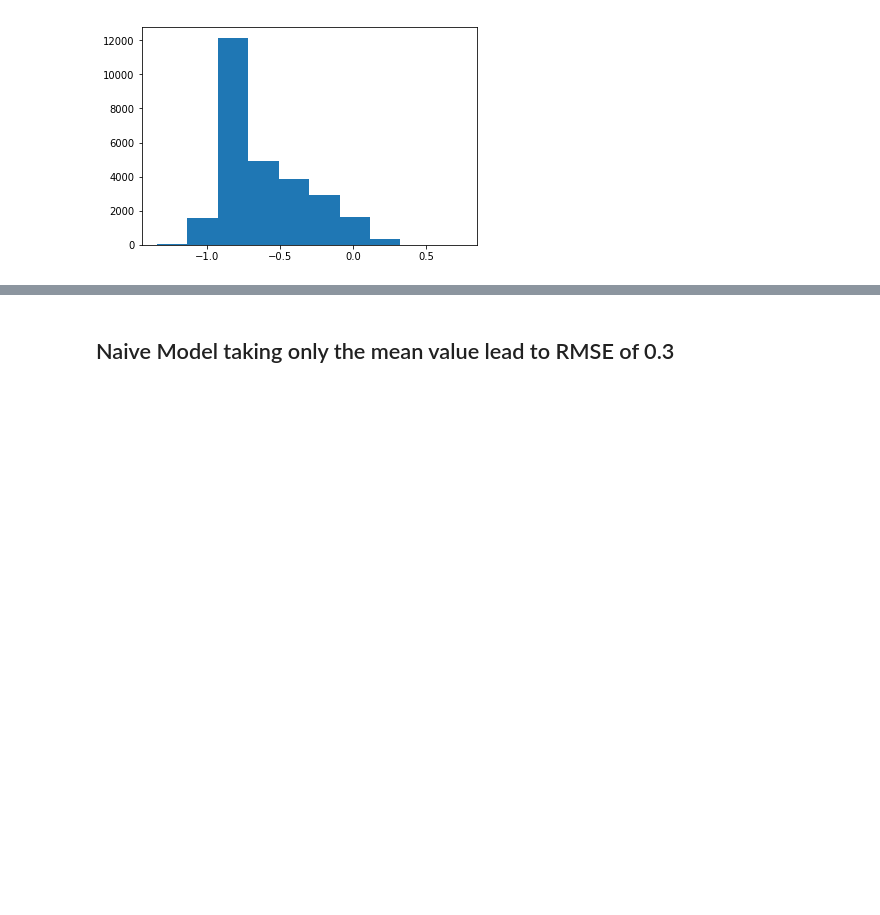
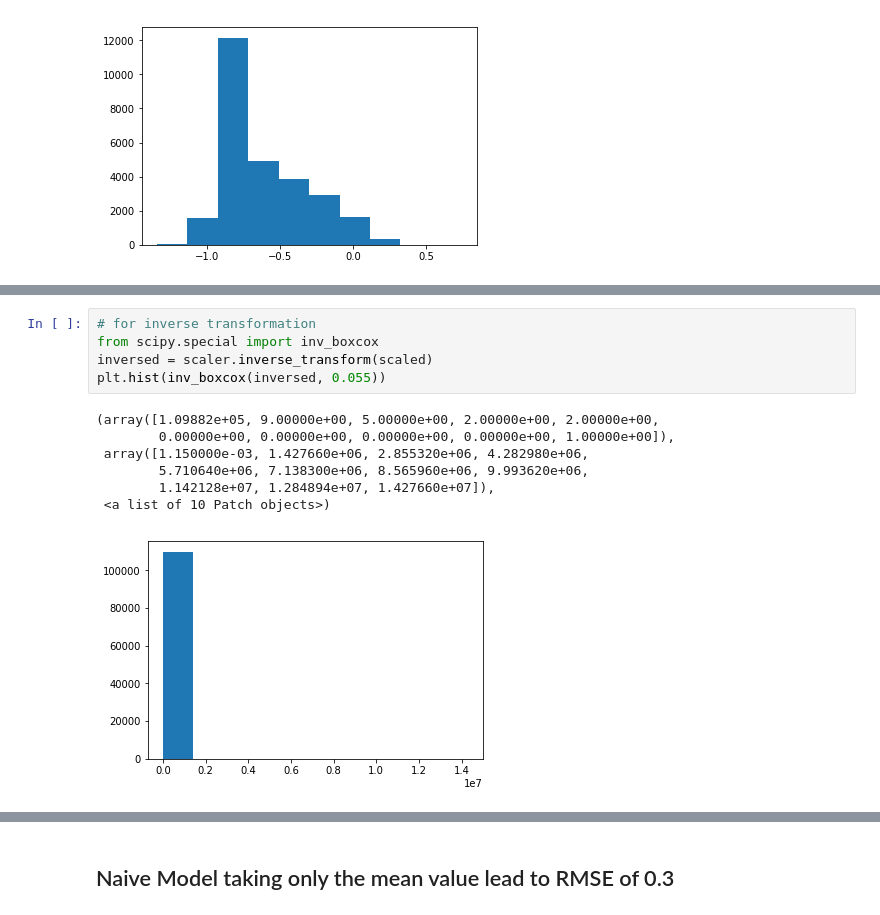
Before and after one commit to pauljeroenr/mhc_peptide_binding_prediction, a Jupyter notebook: check_testdata.ipynb, the cells around one changed output, grey strips where cells are left out. Saved outputs shown, nothing was run; the diff lists cells and outputs as text; blank space fills up the shorter version.

```diff
--- a/check_testdata.ipynb
+++ b/check_testdata.ipynb
@@ -57,0 +93,13 @@ plt.hist(y_test.flatten())
+# %%
+# for inverse transformation
+from scipy.special import inv_boxcox
+inversed = scaler.inverse_transform(scaled)
+plt.hist(inv_boxcox(inversed, 0.055))
+# %% [output]
+(array([1.09882e+05, 9.00000e+00, 5.00000e+00, 2.00000e+00, 2.00000e+00,
+        0.00000e+00, 0.00000e+00, 0.00000e+00, 0.00000e+00, 1.00000e+00]),
+ array([1.150000e-03, 1.427660e+06, 2.855320e+06, 4.282980e+06,
+        5.710640e+06, 7.138300e+06, 8.565960e+06, 9.993620e+06,
+        1.142128e+07, 1.284894e+07, 1.427660e+07]),
+ <a list of 10 Patch objects>)
+[figure, added]
```
Also changed, not shown: parts of 5 cells of this notebook, 1 other file.
